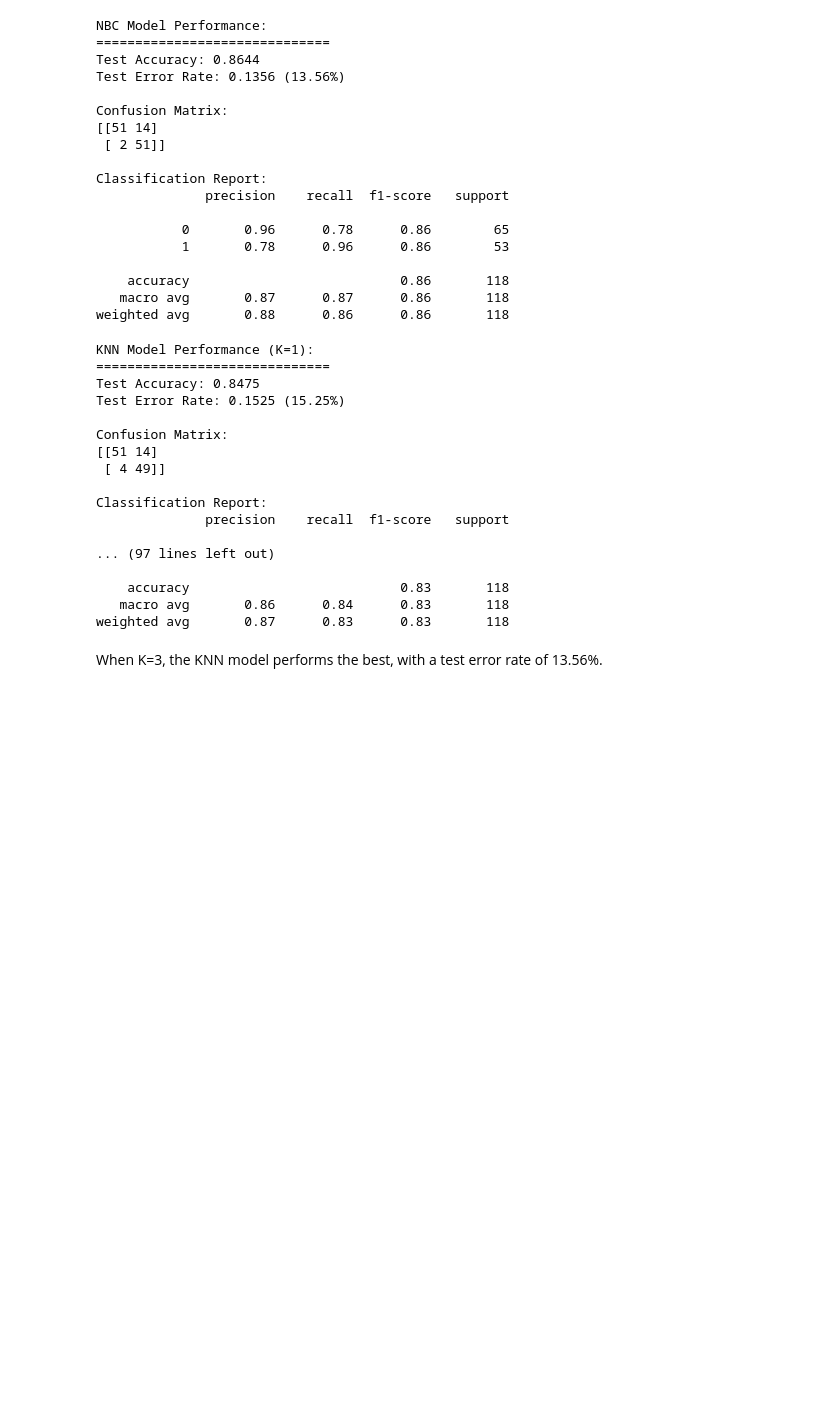
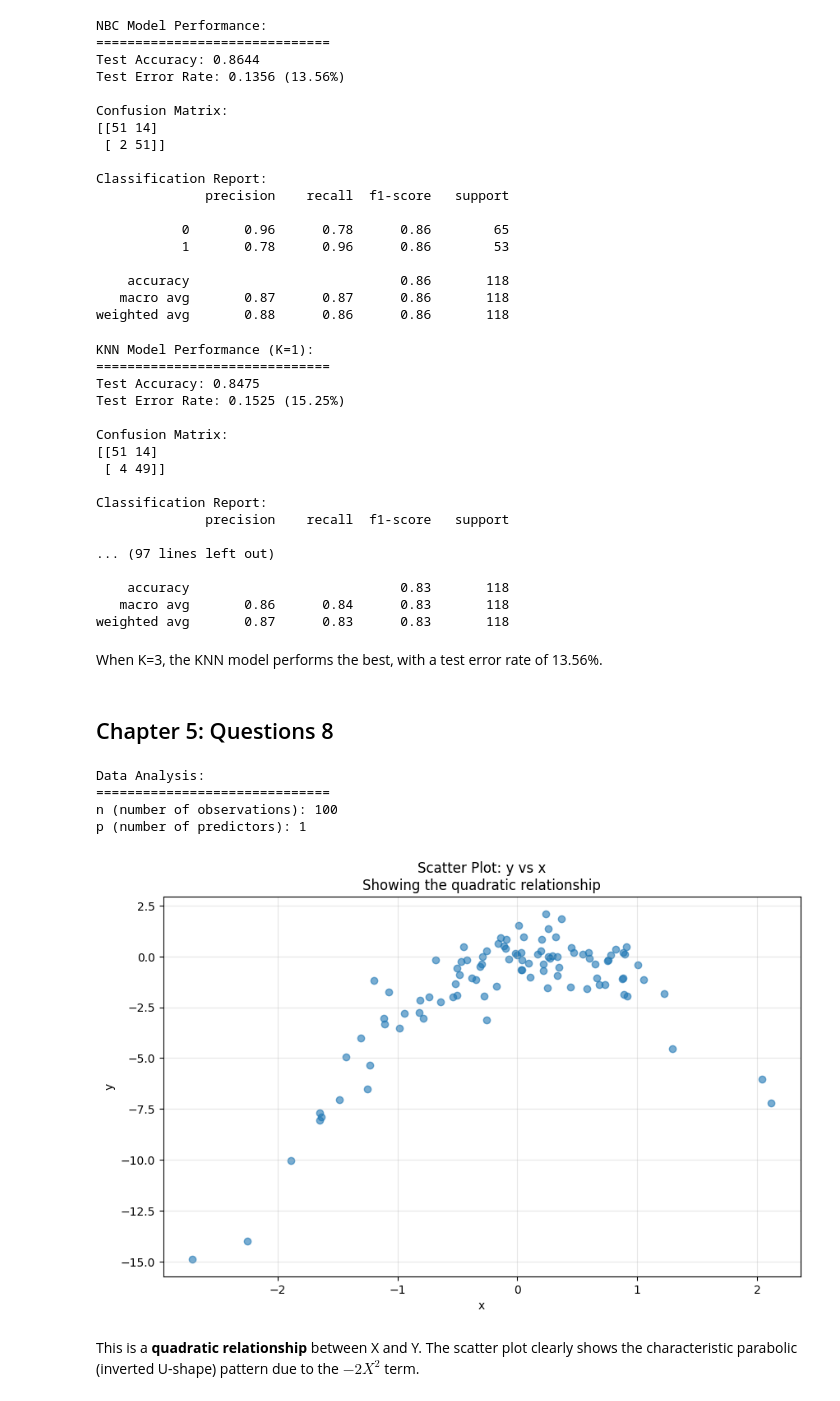
Before and after one commit to WilliamJhong/2025AAE722_William-J, a Jupyter notebook: HW2.ipynb, the cells around one changed output. Saved outputs shown, nothing was run; the diff lists cells and outputs as text; code cells hidden in the pictures; blank space fills up the shorter version.

```diff
--- a/HW2.ipynb
+++ b/HW2.ipynb
@@ -329,3 +332,37 @@ Classification Report:
 weighted avg       0.87      0.83      0.83       118
 # %% [markdown]
 When K=3, the KNN model performs the best, with a test error rate of 13.56%.
+# %% [markdown]
+## Chapter 5: Questions 8
+# %%
+# a)
+
+rng = np.random.default_rng(1)
+x = rng.normal(size=100)
+y = x - 2 * x**2 + rng.normal(size=100)
+data = pd.DataFrame({'x': x, 'y': y})
+# Check the dimensions
+print("Data Analysis:")
+print("=" * 30)
+print(f"n (number of observations): {len(x)}")
+print(f"p (number of predictors): 1")
+print()
+# %% [output]
+Data Analysis:
+==============================
+n (number of observations): 100
+p (number of predictors): 1
+# %%
+# b)
+
+plt.figure(figsize=(10, 6))
+plt.scatter(x, y, alpha=0.6)
+plt.xlabel('x')
+plt.ylabel('y')
+plt.title('Scatter Plot: y vs x\nShowing the quadratic relationship')
+plt.grid(True, alpha=0.3)
+plt.show()
+# %% [output]
+[figure, added]
+# %% [markdown]
+This is a **quadratic relationship** between X and Y. The scatter plot clearly shows the characteristic parabolic (inverted U-shape) pattern due to the $-2X^2$ term.
```
Also changed, not shown: parts of 11 cells of this notebook.
